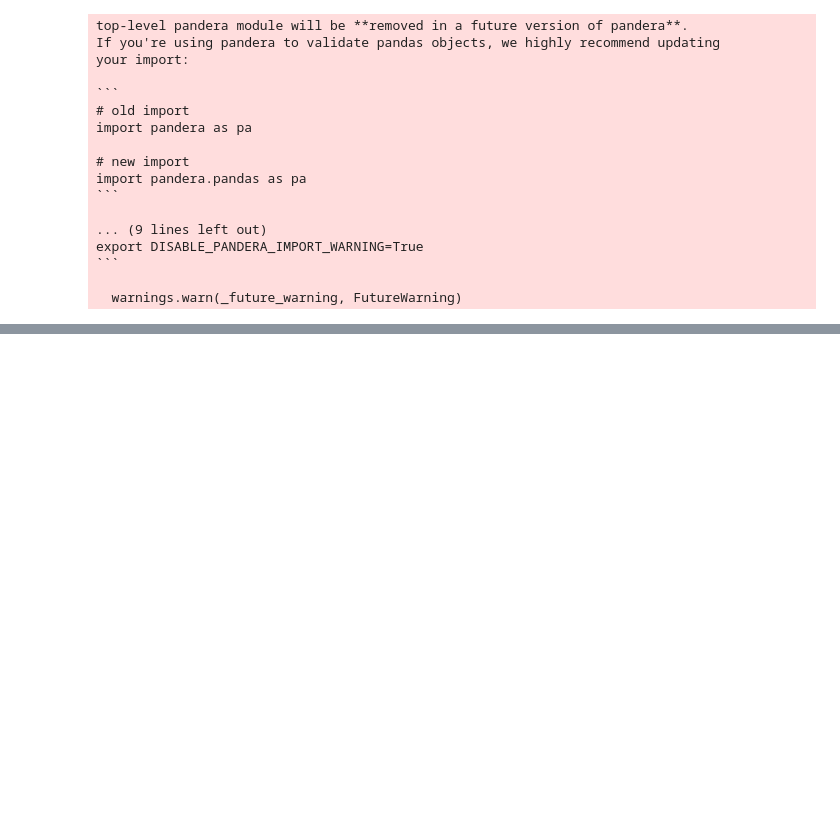
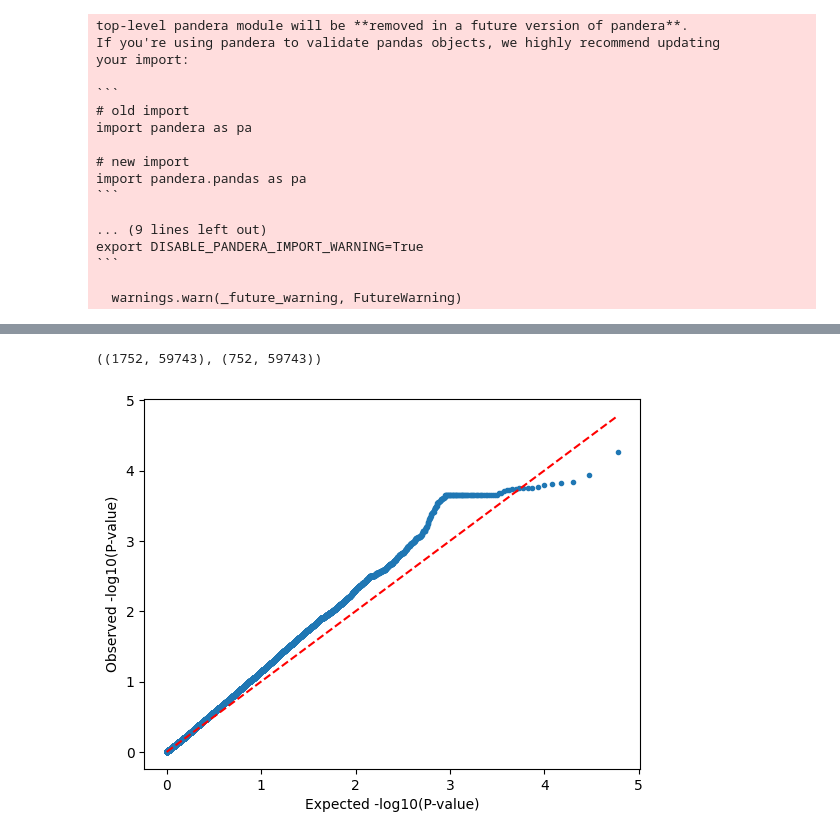
Before and after one commit to sueoglu/gobi_gwas, a Jupyter notebook: katharina/gobi.ipynb, the cells around one changed output, grey strips where cells are left out. Saved outputs shown, nothing was run; the diff lists cells and outputs as text; code cells hidden in the pictures; blank space fills up the shorter version.

Commit message:
clumping and regression model

```diff
--- a/katharina/gobi.ipynb
+++ b/katharina/gobi.ipynb
@@ -178,5 +175,5 @@ def simulate_pheno(X, idx_caus, var_expl, direction=None):
 # %%
-def qq_plot(ax, p_values):
+def qq_plot(p_values):
     """
     Create a QQ plot given a list of p-values.
     Parameters:
@@ -234,0 +232,19 @@ plt.show()
+# %%
+from sklearn.model_selection import train_test_split
+X_train, X_val, y_train, y_val = train_test_split(X, y, test_size=0.3, random_state=42)
+X_train.shape, X_val.shape
+# %% [output]
+((1752, 59743), (752, 59743))
+# %%
+# Perform genetic association testing
+F = np.ones_like(y_train)
+lmm = LMM(y_train, F)
+lmm.process(X_train)
+pv = lmm.getPv()
+beta = lmm.getBetaSNP()
+beta_ste = lmm.getBetaSNPste()
+# %%
+qq_plot(pv)
+plt.show()
+# %% [output]
+[figure, added]
```
Also changed, not shown: parts of 19 cells of this notebook, 5 other files.
